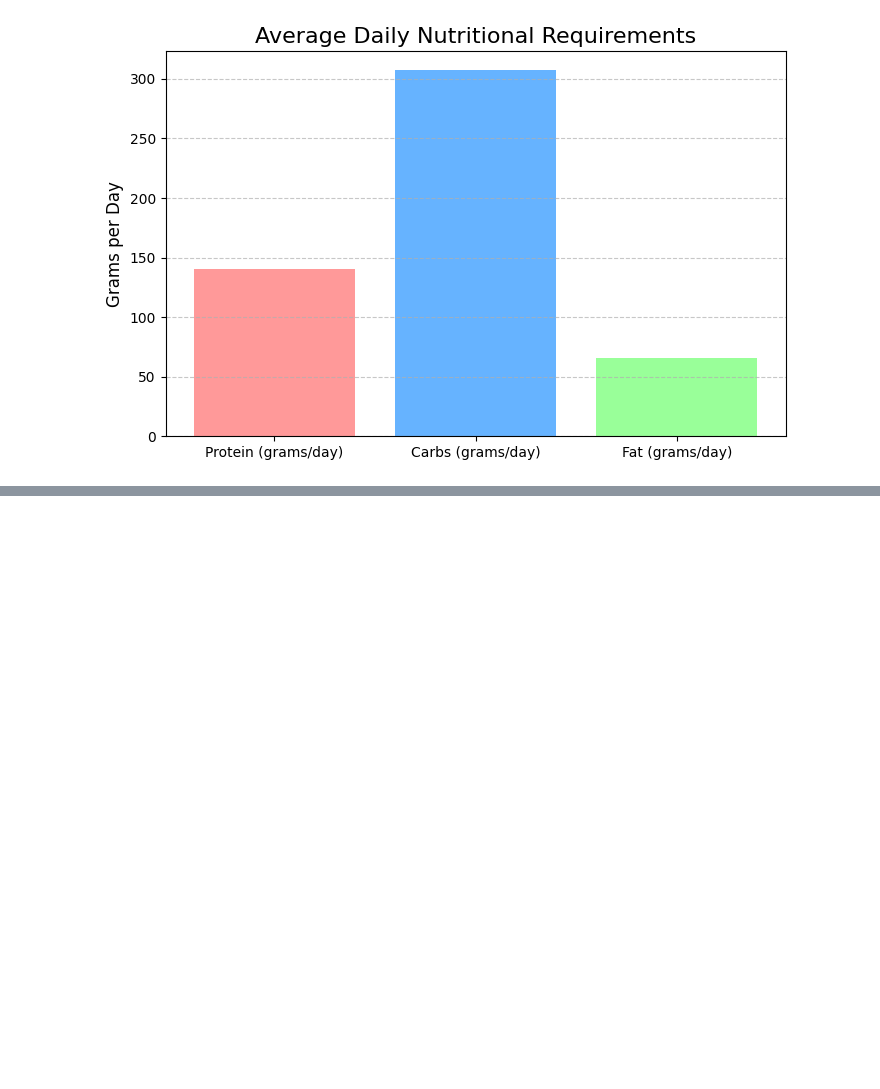
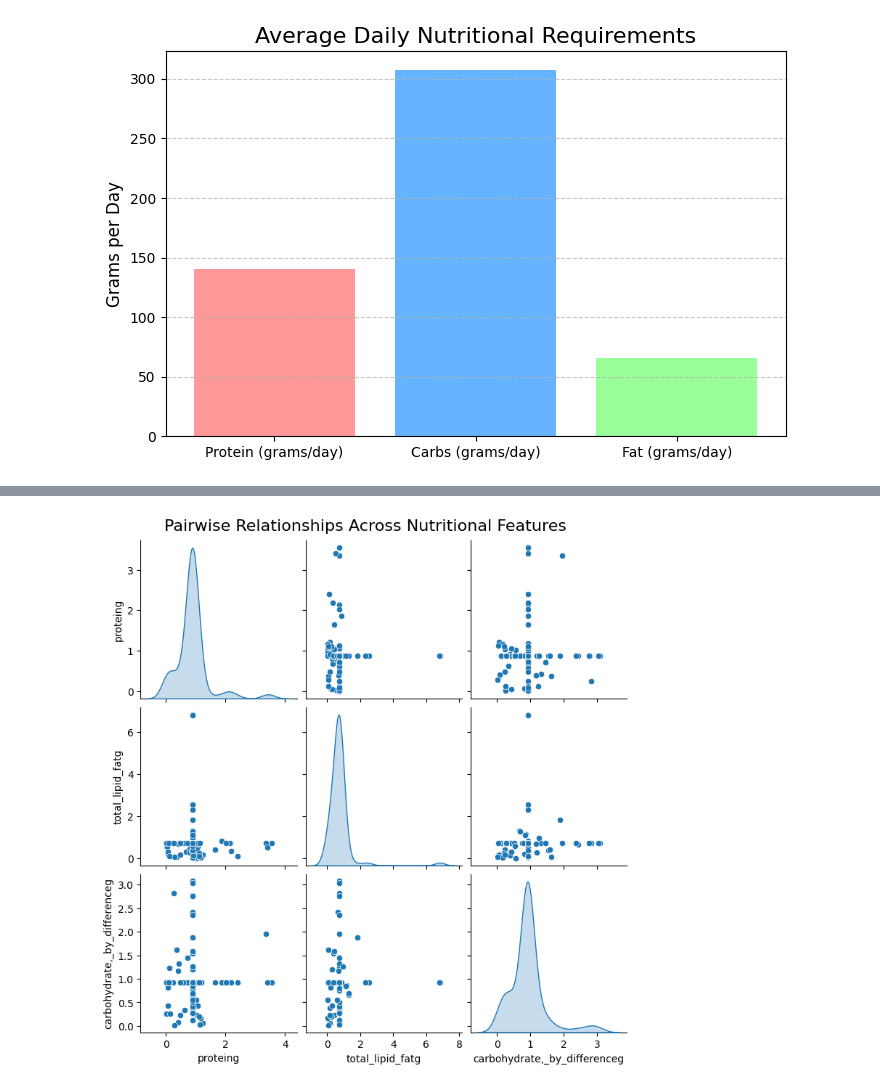
Before and after one commit to Anubhavkumarkanth/Dietbot_For_Athletes, a Jupyter notebook: maincode.ipynb, the cells around one changed output, grey strips where cells are left out. Cells and saved outputs as stored; diff of their text form; code cells hidden in the pictures; blank space fills up the shorter version.

```diff
--- a/maincode.ipynb
+++ b/maincode.ipynb
@@ -473,0 +541,13 @@ else:
+# %%
+import seaborn as sns
+import matplotlib.pyplot as plt
+
+# Pairplot for protein, fat, carbs, and water
+sns.pairplot(input_features[['proteing', 'total_lipid_fatg', 'carbohydrate,_by_differenceg']].dropna(),
+             diag_kind="kde",
+             kind="scatter",
+             height=2.5)
+plt.suptitle("Pairwise Relationships Across Nutritional Features", y=1.02, fontsize=16)
+plt.show()
+# %% [output]
+[figure, added]
```
Also changed, not shown: parts of 2 cells of this notebook.
